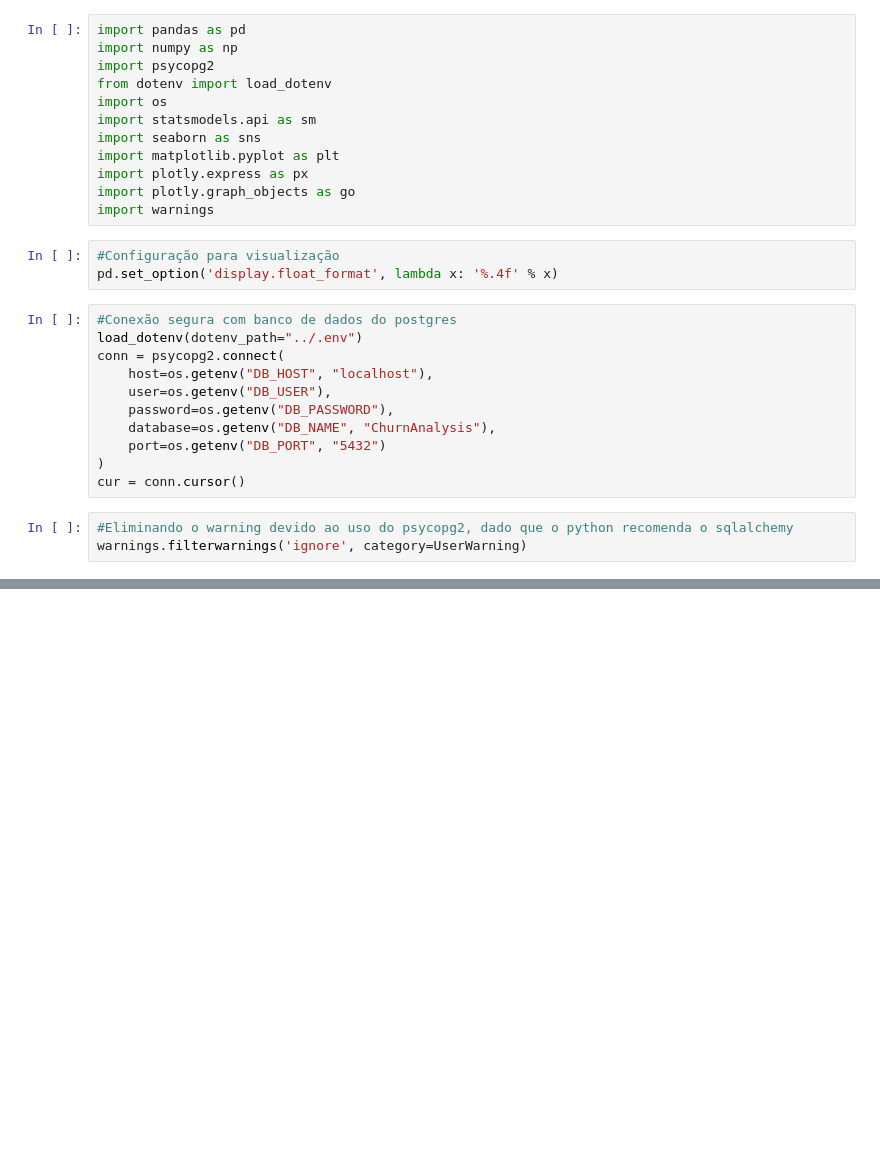
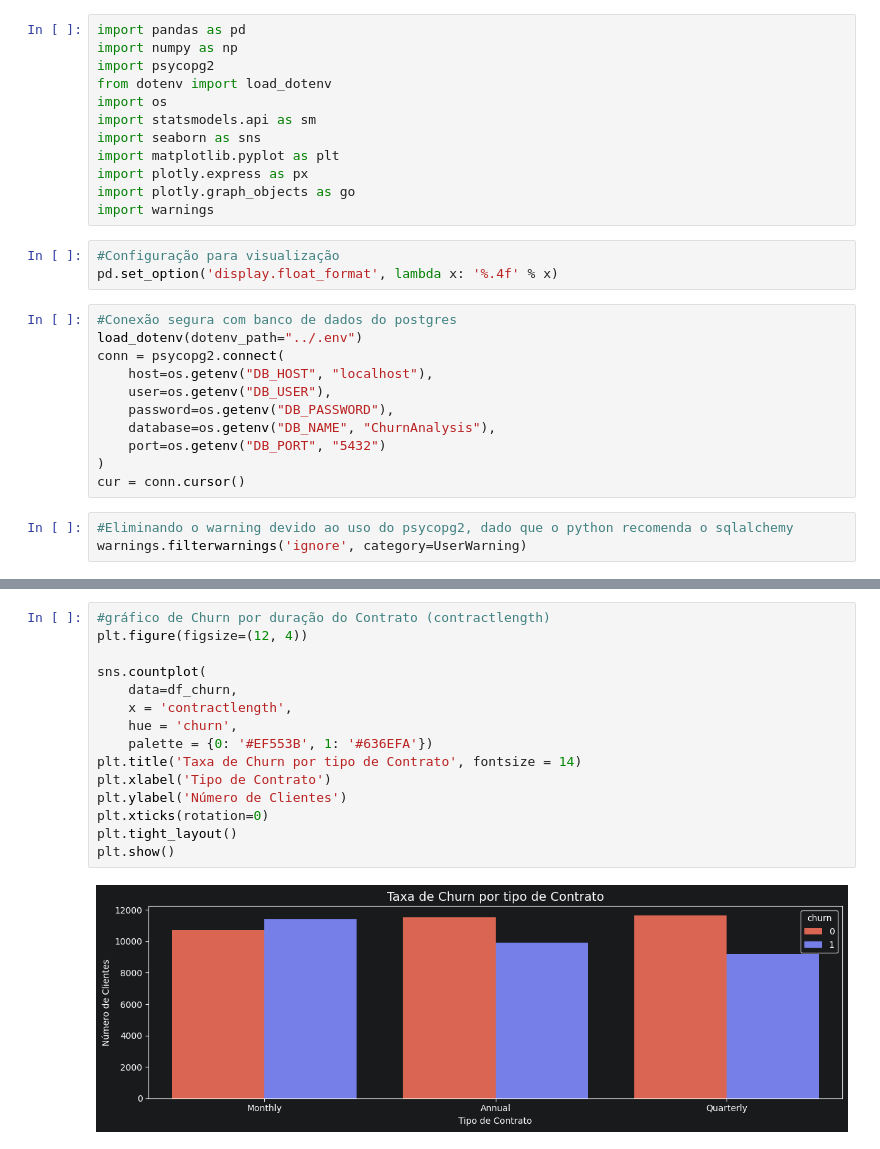
Before and after one commit to rafacasella/Data_Analysis_Portfolio, a Jupyter notebook: Churn_Analysis/Churn_Analysis.ipynb, the cells around one changed output, grey strips where cells are left out. Cells and saved outputs as stored; diff of their text form; blank space fills up the shorter version.

```diff
--- a/Churn_Analysis/Churn_Analysis.ipynb
+++ b/Churn_Analysis/Churn_Analysis.ipynb
@@ -58,0 +140,17 @@ Total de linhas importadas: 64374
+# %%
+#gráfico de Churn por duração do Contrato (contractlength)
+plt.figure(figsize=(12, 4))
+
+sns.countplot(
+    data=df_churn,
+    x = 'contractlength',
+    hue = 'churn',
+    palette = {0: '#EF553B', 1: '#636EFA'})
+plt.title('Taxa de Churn por tipo de Contrato', fontsize = 14)
+plt.xlabel('Tipo de Contrato')
+plt.ylabel('Número de Clientes')
+plt.xticks(rotation=0)
+plt.tight_layout()
+plt.show()
+# %% [output]
+[figure, added]
```
Also changed, not shown: parts of 19 cells of this notebook, 1 other file.
